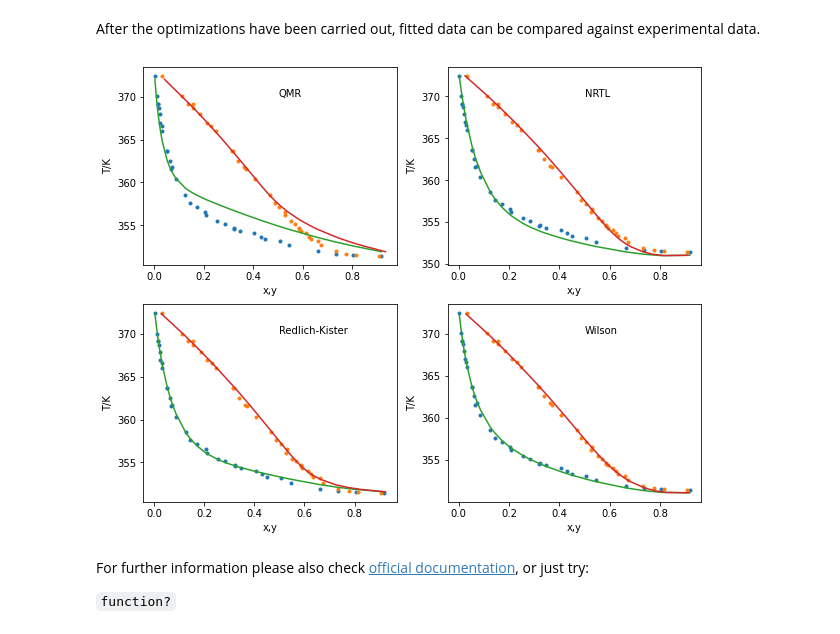
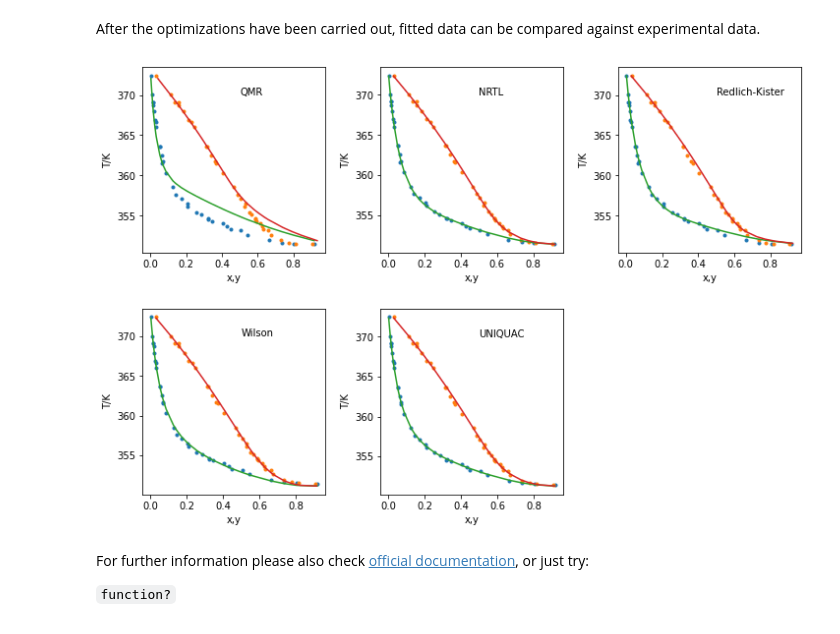
Before and after one commit to gustavochm/phasepy, a Jupyter notebook: examples/13. Fitting Interaction Parameters for Mixtures.ipynb, the cells around one changed output. Drawn from its saved outputs; the diff is of its cells as text; code cells hidden in the pictures.

Commit message:
Updated examples to show UNIQUAC model use.

```diff
--- a/examples/13. Fitting Interaction Parameters for Mixtures.ipynb
+++ b/examples/13. Fitting Interaction Parameters for Mixtures.ipynb
@@ -266,6 +351,7 @@ prkij = prsveos(mixkij)
 virialnrtl = virialgamma(mixnrtl, actmodel = 'nrtl')
 virialwilson = virialgamma(mixwilson, actmodel = 'wilson')
 virialrk = virialgamma(mixrk, actmodel = 'rk')
+virialuniquac = virialgamma(mixuniquac, actmodel='uniquac')
 
 Ykij = np.zeros_like(Yexp)
 Tkij = np.zeros_like(Pexp)
@@ -275,6 +361,9 @@ Ywilson = np.zeros_like(Yexp)
 Twilson = np.zeros_like(Pexp)
 Yrk = np.zeros_like(Yexp)
 Trk = np.zeros_like(Pexp)
+Yuniquac = np.zeros_like(Yexp)
+Tuniquac = np.zeros_like(Pexp)
+
 
 n = len(Pexp)
 
@@ -283,41 +372,50 @@ for i in range(n):
     Ynrtl[:,i],Tnrtl[i] = bubbleTy(Yexp[:,i],Texp[i],Xexp[:,i],Pexp[i],virialnrtl)
     Ywilson[:,i],Twilson[i] = bubbleTy(Yexp[:,i],Texp[i],Xexp[:,i],Pexp[i],virialwilson)
     Yrk[:,i],Trk[i] = bubbleTy(Yexp[:,i],Texp[i],Xexp[:,i],Pexp[i],virialrk)
+    Yuniquac[:,i],Tuniquac[i] = bubbleTy(Yexp[:,i],Texp[i],Xexp[:,i],Pexp[i],virialuniquac)
 # %%
 import matplotlib.pyplot as plt
-fig = plt.figure(figsize=(10,8))
+fig = plt.figure(figsize=(12,8))
+fig.subplots_adjust(hspace=0.3, wspace=0.3)
 
-ax=fig.add_subplot(221)
+ax=fig.add_subplot(231)
 ax.plot(Xexp[0], Texp,'.', Yexp[0], Texp,'.')
 ax.plot(Xexp[0], Tkij, Ykij[0], Tkij)
 ax.set_xlabel('x,y')
 ax.set_ylabel('T/K')
 ax.text(0.5, 370, 'QMR')
 
-ax2 = fig.add_subplot(222)
+ax2 = fig.add_subplot(232)
 ax2.plot(Xexp[0], Texp,'.', Yexp[0], Texp,'.')
 ax2.plot(Xexp[0], Tnrtl, Ynrtl[0], Tnrtl)
 ax2.set_xlabel('x,y')
 ax2.set_ylabel('T/K')
 ax2.text(0.5, 370, 'NRTL')
 
-ax3 = fig.add_subplot(223)
+ax3 = fig.add_subplot(233)
 ax3.plot(Xexp[0], Texp,'.', Yexp[0], Texp,'.')
 ax3.plot(Xexp[0], Trk, Yrk[0], Trk)
 ax3.set_xlabel('x,y')
 ax3.set_ylabel('T/K')
 ax3.text(0.5, 370, 'Redlich-Kister')
 
-ax4 = fig.add_subplot(224)
+ax4 = fig.add_subplot(234)
 ax4.plot(Xexp[0], Texp,'.', Yexp[0], Texp,'.')
 ax4.plot(Xexp[0], Twilson, Ywilson[0], Twilson)
 ax4.set_xlabel('x,y')
 ax4.set_ylabel('T/K')
 ax4.text(0.5, 370, 'Wilson')
 
+ax5 = fig.add_subplot(235)
+ax5.plot(Xexp[0], Texp,'.', Yexp[0], Texp,'.')
+ax5.plot(Xexp[0], Tuniquac, Yuniquac[0], Tuniquac)
+ax5.set_xlabel('x,y')
+ax5.set_ylabel('T/K')
+ax5.text(0.5, 370, 'UNIQUAC')
+
 fig.show()
 # %% [output]
-[figure, old version]
+[figure, new version]
 # %% [markdown]
 For further information please also check [official documentation](https://phasepy.readthedocs.io/), or just try:
 
```
Also changed, not shown: parts of 17 cells of this notebook, 1 other file.
